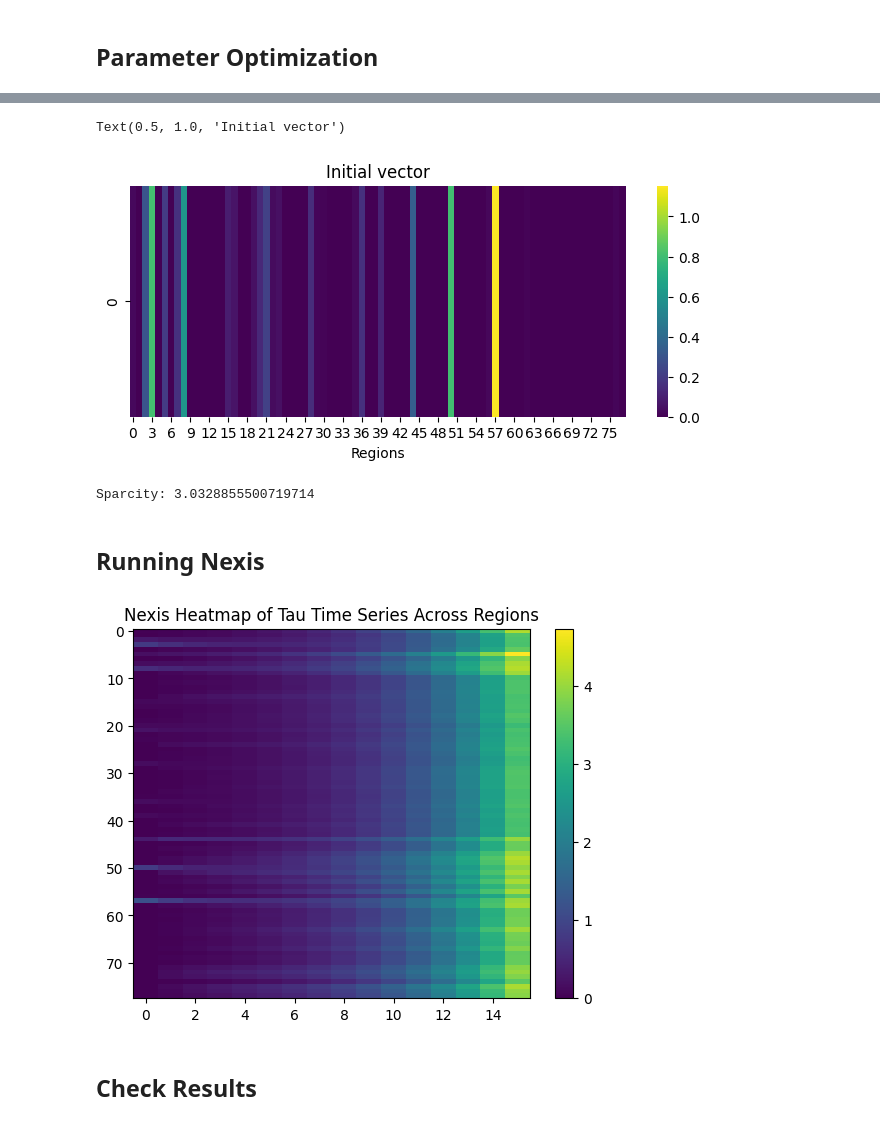
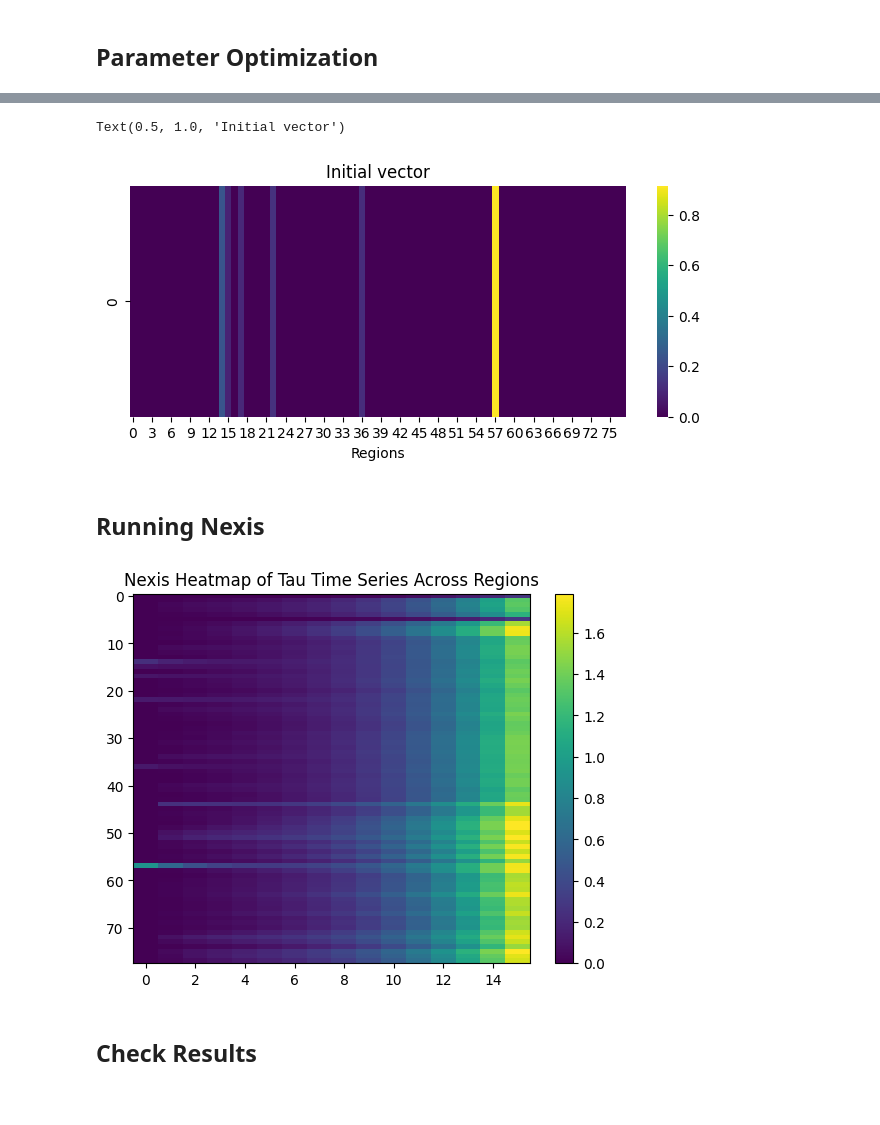
Before and after one commit to LaasyaMunjeti/EBM-Nexis, a Jupyter notebook: Running_nexis_seedop.ipynb, the cells around one changed output, grey strips where cells are left out. Cells and saved outputs as stored; diff of their text form; code cells hidden in the pictures.

```diff
--- a/Running_nexis_seedop.ipynb
+++ b/Running_nexis_seedop.ipynb
@@ -72,7 +73,7 @@ logistic_term_ = 0 # Binary flag set to 1 to run with logistic term and 0 to run
 # Upload patient data
 patient_data = pandas.read_csv('Cross-sectional stage and regional tau.csv')
 
-RID = 21 #EDIT PATIENT RID MANUALLY HERE
+RID = 31 #EDIT PATIENT RID MANUALLY HERE
 patient = patient_data[patient_data['RID'] == RID]
 
 # Define number of time points
@@ -101,8 +189,8 @@ patient_tau = patient_tau.T
 # %%
 # SET LAMBDA HERE (for L1 regularization)
-Lambda = 0.001
+Lambda = 0.007
 
-# Define a function that runs Nexis and calculates the MSE
+# Define cost function
 def Nexis_MSE(params, patient_tau):
 
         param1 = params # param1 = initial vector
@@ -112,7 +200,9 @@ def Nexis_MSE(params, patient_tau):
                             volcorrect_=volcorrect_, region_volumes_=region_volumes_, logistic_term_=1)
 
         # Parameters for simulate_nexis method
-        parameters = [0.26578466302222054, 0.4901505014988503, 1.0, 0.5, 0.0, 0.07, 20.000567683872493, param1]  # [alpha, beta, gamma, s, b, p , k, inital vector]
+        parameters = [0.26578466302222054, 0.4901505014988503, 1.0, 0.5, 0.0, 0.0, 20.000567683872493, param1]  # [alpha, beta, gamma, s, b, p , k, inital vector]
+        # optimized params version 1: 0.26578466302222054, 0.4901505014988503, 1.0, 0.5, 0.0, 0.07, 20.000567683872493
+        # optimized params final: 0.05682783098035397, 1.0099199088257873, 1.0, 0.5, 0.0, 0.07, 20.000003789393187
 
         # Call the simulate_nexis method with the parameters
         Y = nexis_model_mse.simulate_nexis(parameters)
@@ -120,7 +210,10 @@ def Nexis_MSE(params, patient_tau):
         # For optimization, only take stages from Y that correspond to patient's stages
         Y_edited = Y[:, stages]
 
-        error = mse_matrix(patient_tau,Y_edited) + Lambda * param1.sum()
+        # Calculate R
+        corr_coeff, p_value = pearsonr(patient_tau.flatten(), Y_edited.flatten())
+
+        error = mse_matrix(patient_tau,Y_edited) + 0.5 * (1- corr_coeff) + Lambda * param1.sum()
 
         return error
 # %%
@@ -155,59 +248,40 @@ Optimization successful. Optimized initial vector: [0.026210951212482105, 0.0, 0
 # %%
+# Threshold regional seed values to increase sparcity
+num_seeds = 6 # SET HERE number of highest tau regions retained
+thresholded_init_vec = optimized_initial_vec.copy()
+top_values = heapq.nlargest(num_seeds, thresholded_init_vec)
+thresholded_init_vec = [x if x in top_values else 0 for x in thresholded_init_vec]
+
 # Create a heatmap of initial vector
 plt.figure(figsize=(8, 3))
-sns.heatmap([optimized_initial_vec], cmap='viridis')
+sns.heatmap([thresholded_init_vec], cmap='viridis')
 # Add labels and title
 plt.xlabel('Regions')
 plt.title('Initial vector')
 # %% [output]
 Text(0.5, 1.0, 'Initial vector')
-[figure, old version]
+[figure, new version]
-# %%
-# DELETE LATER (for sake of comparison to inverse_Nexis)
-
-# Thresholding
-tau_threshold = 50 # SET PERCENTILE THRESHOLD HERE
-x0_thresholded = optimized_initial_vec.copy()
-x0_thresholded = np.array(x0_thresholded)
-tau_percentile = np.percentile(x0_thresholded, tau_threshold)
-x0_thresholded[x0_thresholded < tau_percentile] = 0
-
-# Calculate sparcity
-l2_norm = np.linalg.norm(x0_thresholded, ord=2)
-# Calculate the 75th percentile value
-percentile_75th = np.percentile(x0_thresholded, 75)
-# Get the values in the vector that are below the 75th percentile
-lower_75th_values = x0_thresholded[x0_thresholded < percentile_75th]
-l2_norm_lower = np.linalg.norm(lower_75th_values, ord=2)
-sparcity = l2_norm / l2_norm_lower
-print('Sparcity: ' + str(sparcity))
-
-# Save to csv
-x0_thresholded_df = pandas.DataFrame(x0_thresholded)
-x0_thresholded_df.to_csv('minimize() initial vector.csv')
-# %% [output]
-Sparcity: 3.0328855500719714
 # %% [markdown]
 ## Running Nexis
 # %%
 # Initialize run_Nexis class
 nexis_model = run_Nexis(C_=C_, U_=U_, t_vec_=t_vec_, w_dir_=w_dir_,
                         volcorrect_=volcorrect_,
                         region_volumes_=region_volumes_, logistic_term_=1)
 
 # Parameters for simulate_nexis method
-parameters =  [0.26578466302222054, 0.4901505014988503, 1.0, 0.5, 0.0, 0.07, 20.000567683872493, optimized_initial_vec] # [alpha, beta, gamma, s, b, p, k, initial vector] # CAN MANUALLY SET PARAMETERS HERE
+parameters =  [0.26578466302222054, 0.4901505014988503, 1.0, 0.5, 0.0, 0.0, 20.000567683872493, thresholded_init_vec] # [alpha, beta, gamma, s, b, p, k, initial vector] # CAN MANUALLY SET PARAMETERS HERE
 
 # Call the simulate_nexis method with the parameters
 Y = nexis_model.simulate_nexis(parameters)
 
 # Take stages from Y that correspond to patient's stages
 Y_edited = Y[:, stages]
 
 # Plot heatmap of Y
 plt = heatmap('baseline',Y)
 # %% [output]
-[figure, old version]
+[figure, new version]
 # %% [markdown]
 ## Check Results
 # %%
```
Also changed, not shown: parts of 10 cells of this notebook, 4 other files.
